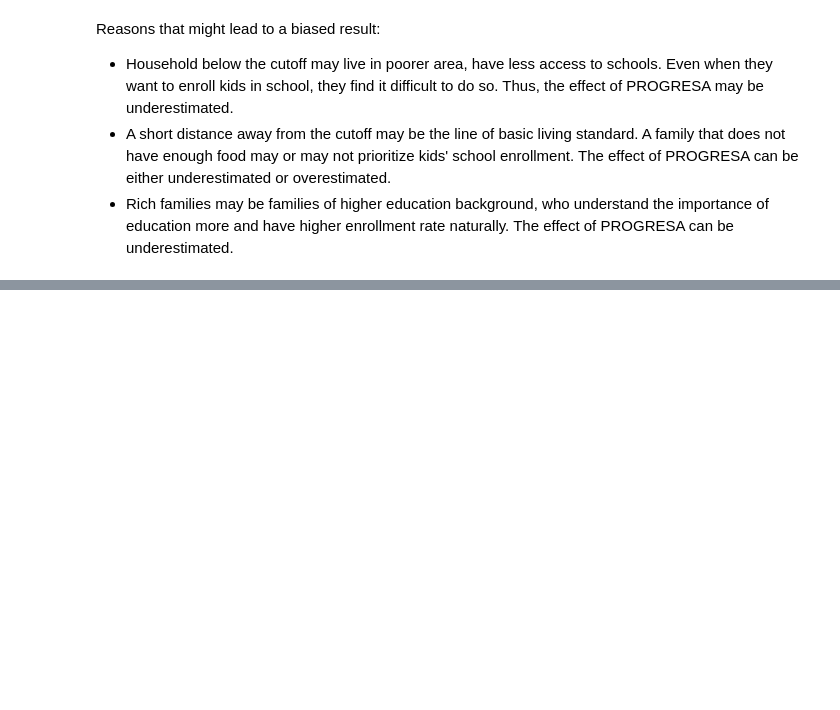
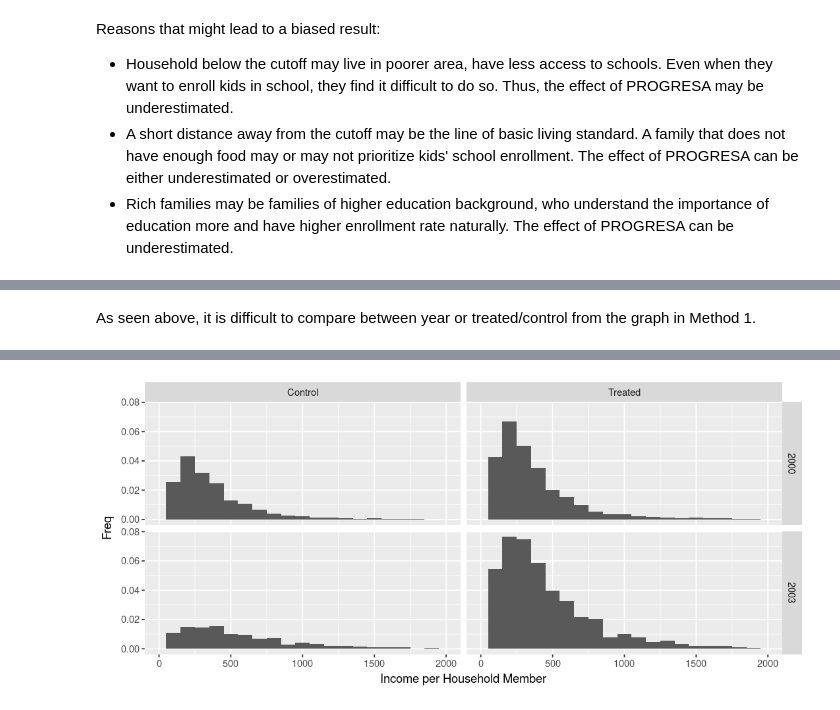
Before and after one commit to aoyh/bdbd, a Jupyter notebook: hw/Assignment3_AaronOu.ipynb, the cells around one changed output, grey strips where cells are left out. Cells and saved outputs as stored; diff of their text form; code cells hidden in the pictures; blank space fills up the shorter version.

```diff
--- a/hw/Assignment3_AaronOu.ipynb
+++ b/hw/Assignment3_AaronOu.ipynb
@@ -257,0 +317,13 @@ Reasons that might lead to a biased result:
+# %% [markdown]
+As seen above, it is difficult to compare between year or treated/control from the graph in Method 1.
+# %%
+# Method 2: using facet_grid to generate Method 1 at once; but shorten the x range to 0-2000
+did %>%
+  ggplot() +
+  aes(x = Income_HH_per, y = ..count../sum(..count..)) +
+  geom_histogram(binwidth = 100) +
+  scale_x_continuous(limits = c(0, 2000)) +
+  xlab("Income per Household Member") +
+  ylab("Freq") +
+  facet_grid(year ~ D)
+# %% [output]
@@ -257,0 +332 @@ Reasons that might lead to a biased result:
+[figure, added]
```
Also changed, not shown: parts of 16 cells of this notebook, 11 other files.
